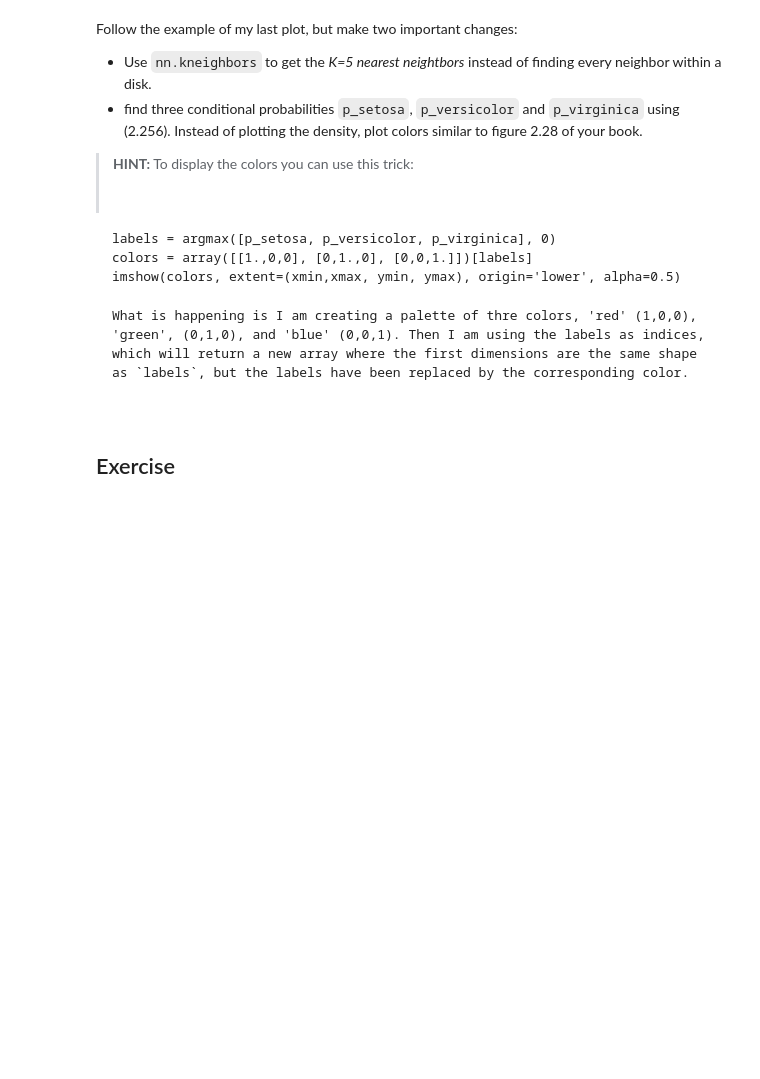
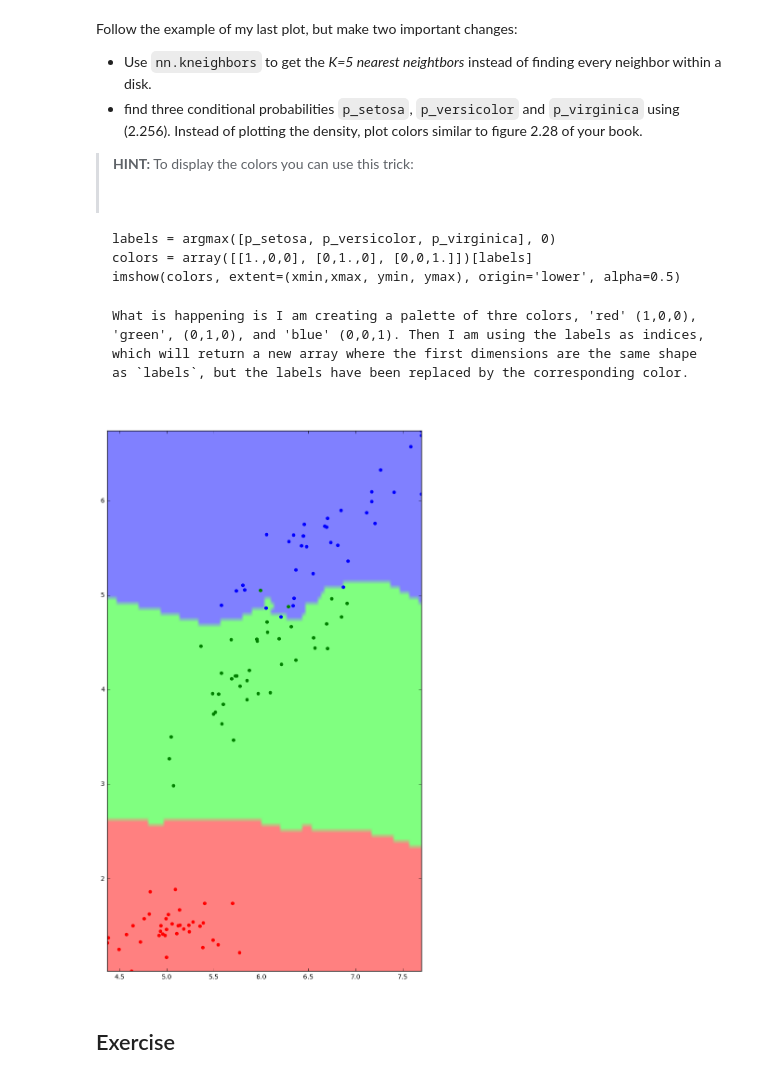
Before and after one commit to liux13/CSE627, a Jupyter notebook: ch02/Lab 2.ipynb, the cells around one changed output. Drawn from its saved outputs; the diff is of its cells as text; code cells hidden in the pictures; blank space fills up the shorter version.

```diff
--- a/ch02/Lab 2.ipynb
+++ b/ch02/Lab 2.ipynb
@@ -277,3 +304,37 @@ Follow the example of my last plot, but make two important changes:
+# %%
+#TODO
+K = 5
+xmin, ymin = x_train.min(0)
+xmax, ymax = x_train.max(0)
+# x_grid, y_grid = mgrid[xmin:xmax:100j, ymin:ymax:100j]
+y_grid, x_grid = mgrid[ymin:ymax:100j, xmin:xmax:100j]
+
+p_setosa = np.zeros_like(x_grid)
+p_versicolor = np.zeros_like(x_grid)
+p_virginica = np.zeros_like(x_grid)
+
+for row in range(100):
+    for col in range(100):
+        x = [x_grid[row, col], y_grid[row,col]]
+        classes = y_train[nn.kneighbors(np.atleast_2d(x), n_neighbors=K, return_distance=False)][0]
+
+        p_setosa[row, col] = sum(classes == 'Iris-setosa')/float(K)
+        p_versicolor[row, col] = sum(classes == 'Iris-versicolor')/float(K)
+        p_virginica[row, col] = sum(classes == 'Iris-virginica')/float(K)
+# %%
+figsize(15, 15)
+labels = argmax([p_setosa, p_versicolor, p_virginica], 0)
+colors = array([[1.,0,0], [0,1.,0], [0,0,1.]])[labels]
+imshow(colors, extent=(xmin,xmax, ymin, ymax), origin='lower', alpha=0.5)
+
+scatter(x_train[setosa_train,0], x_train[setosa_train,1], color='red')
+scatter(x_train[versicolor_train,0], x_train[versicolor_train,1], color='green')
+scatter(x_train[virginica_train,0], x_train[virginica_train,1], color='blue')
+
+xlim(xmin, xmax)
+ylim(ymin, ymax);
+# %% [output]
+[figure, added]
 # %% [markdown]
 ## Exercise
 # %% [markdown]
```
Also changed, not shown: parts of 11 cells of this notebook.
